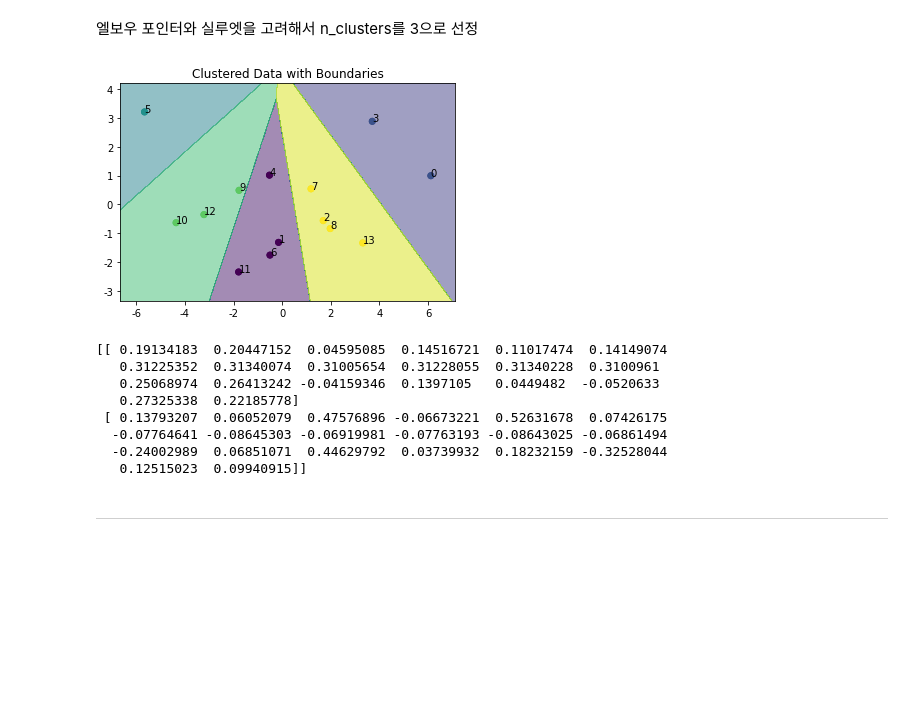
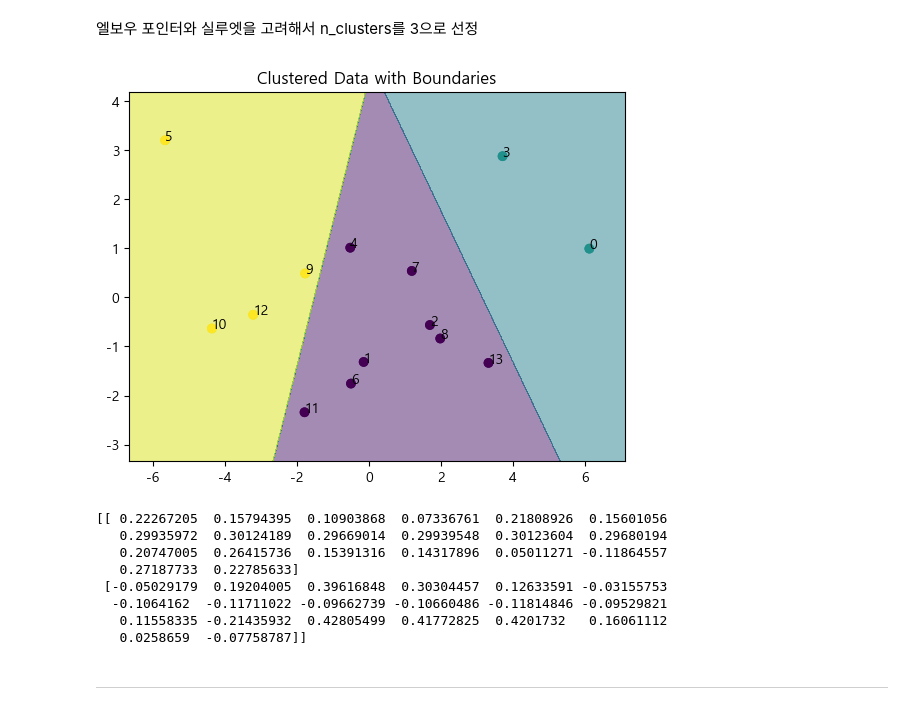
Before and after one commit to actorjung/Gwangjin_Big_Data_Project, a Jupyter notebook: code/suhwan/pca_clustering2.ipynb, the cells around one changed output. Cells and saved outputs as stored; diff of their text form; code cells hidden in the pictures; blank space fills up the shorter version.

```diff
--- a/code/suhwan/pca_clustering2.ipynb
+++ b/code/suhwan/pca_clustering2.ipynb
@@ -8,2 +9,2 @@ Path2 = 'D:/Big_Data_Project/data'
 # %%
-df=pd.read_csv(f'{Path2}/preprocessed_data.csv')
+df=pd.read_csv(f'{Path3}/preprocessed_data.csv')
@@ -127,0 +149,11 @@ Explained variance ratio: [0.49515722 0.12418328 0.10480406 0.07788003]
+# %%
+plt.rc('font', family='Malgun Gothic')
+
+weights = pca.components_
+n_components, n_features = weights.shape
+
+# 히트맵 시각화
+plt.figure(figsize=(10, 6))
+sns.heatmap(weights, cmap='coolwarm', annot=True, fmt='.2f', xticklabels=df.columns)
+plt.title('PCA Component Weights')
+plt.show()
@@ -251,49 +290,49 @@ X_scaled = StandardScaler().fit_transform(df)
 # Perform principal component analysis.
 X_pca = pca.fit_transform(X_scaled)
 
-kmeans = KMeans(n_clusters=5, init='random', algorithm='auto')
+kmeans = KMeans(n_clusters=3, init='random', algorithm='auto')
 kmeans.fit(X_pca)
 
 # Check the cluster label for each data
 cluster_labels = kmeans.labels_
 
 # Visualize clustering results
 plt.scatter(X_pca[:, 0], X_pca[:, 1], c=cluster_labels)
 
 # Define the range for the grid
 x_min, x_max = X_pca[:, 0].min() - 1, X_pca[:, 0].max() + 1
 y_min, y_max = X_pca[:, 1].min() - 1, X_pca[:, 1].max() + 1
 
 # Create a meshgrid of points
 xx, yy = np.meshgrid(np.arange(x_min, x_max, 0.01), np.arange(y_min, y_max, 0.01))
 
 # Predict the cluster labels for each point on the grid
 Z = kmeans.predict(np.c_[xx.ravel(), yy.ravel()])
 Z = Z.reshape(xx.shape)
 
 # Plot the clustered data and the cluster boundaries
 plt.contourf(xx, yy, Z, alpha=0.5)
 plt.scatter(X_pca[:, 0], X_pca[:, 1], c=cluster_labels)
 # Display index value on scatter plot
 for i, point in enumerate(X_pca):
     plt.annotate(str(i), xy=point)
 
 plt.title('Clustered Data with Boundaries')
 plt.show()
 # 1 3 4 4 2
 # %% [output]
-[figure, old version]
+[figure, new version]
 # %%
 print(pca.components_)
 # %% [output]
-[[ 0.19134183  0.20447152  0.04595085  0.14516721  0.11017474  0.14149074
-   0.31225352  0.31340074  0.31005654  0.31228055  0.31340228  0.3100961
-   0.25068974  0.26413242 -0.04159346  0.1397105   0.0449482  -0.0520633
-   0.27325338  0.22185778]
- [ 0.13793207  0.06052079  0.47576896 -0.06673221  0.52631678  0.07426175
-  -0.07764641 -0.08645303 -0.06919981 -0.07763193 -0.08643025 -0.06861494
-  -0.24002989  0.06851071  0.44629792  0.03739932  0.18232159 -0.32528044
-   0.12515023  0.09940915]]
+[[ 0.22267205  0.15794395  0.10903868  0.07336761  0.21808926  0.15601056
+   0.29935972  0.30124189  0.29669014  0.29939548  0.30123604  0.29680194
+   0.20747005  0.26415736  0.15391316  0.14317896  0.05011271 -0.11864557
+   0.27187733  0.22785633]
+ [-0.05029179  0.19204005  0.39616848  0.30304457  0.12633591 -0.03155753
+  -0.1064162  -0.11711022 -0.09662739 -0.10660486 -0.11814846 -0.09529821
+   0.11558335 -0.21435932  0.42805499  0.41772825  0.4201732   0.16061112
+   0.0258659  -0.07758787]]
 # %% [markdown]
 ***
 # %% [markdown]
```
Also changed, not shown: parts of 15 cells of this notebook, 1 other file.
